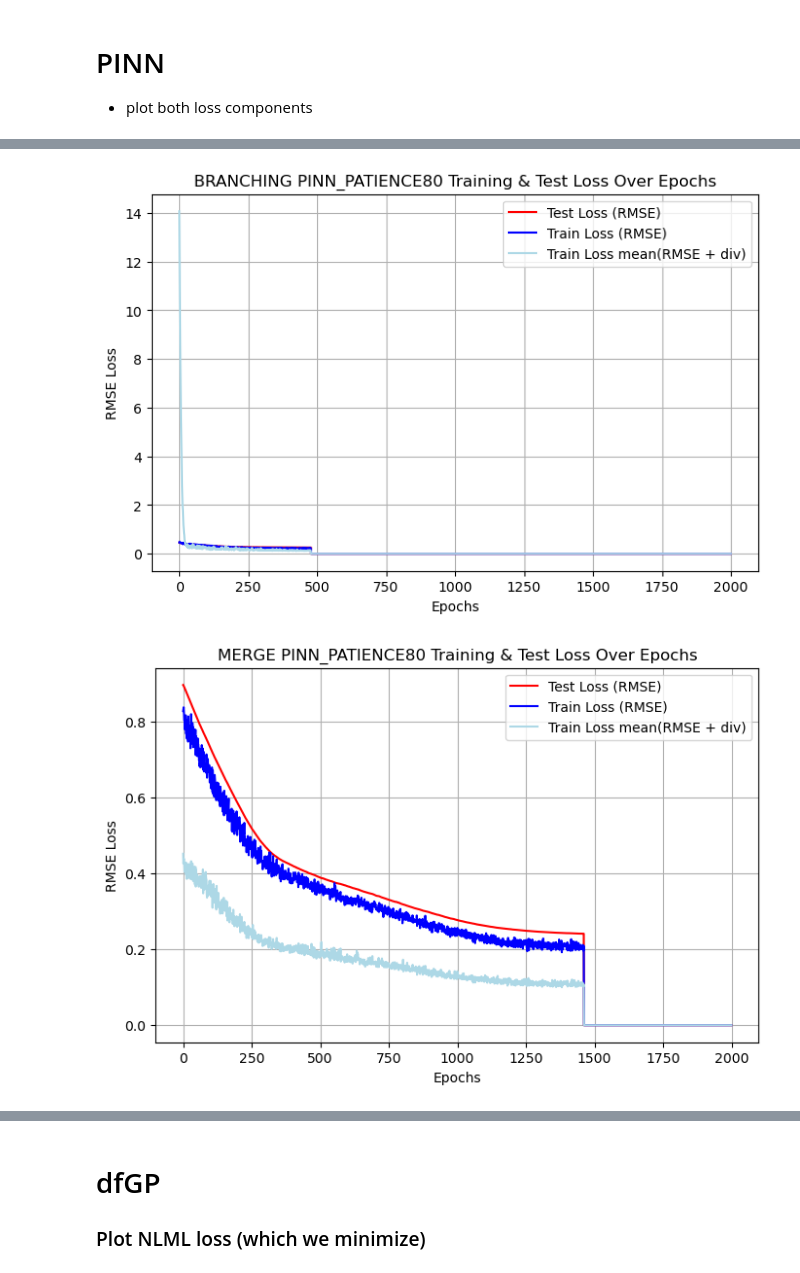
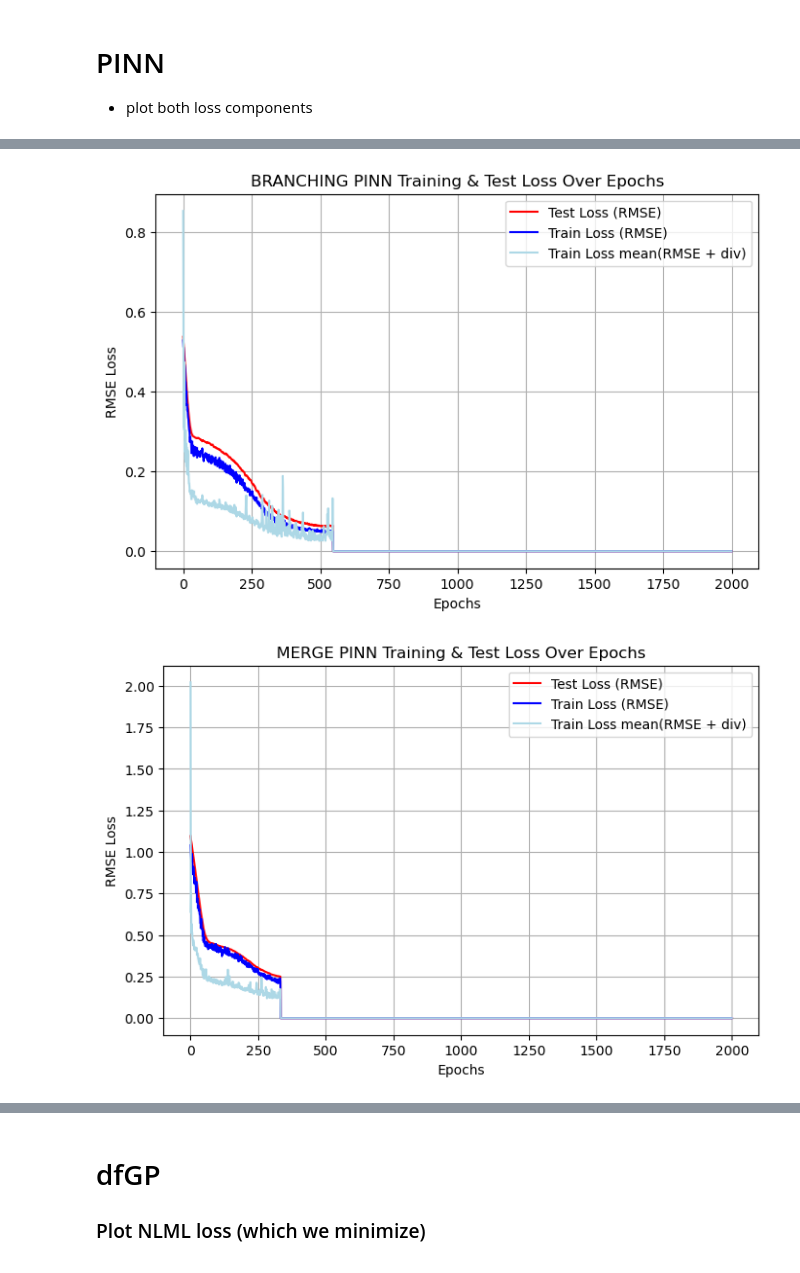
Before and after one commit to kimbente/ice_thickness, a Jupyter notebook: visualise_sim_experiment_results.ipynb, the cells around one changed output, grey strips where cells are left out. Cells and saved outputs as stored; diff of their text form; code cells hidden in the pictures.

```diff
--- a/visualise_sim_experiment_results.ipynb
+++ b/visualise_sim_experiment_results.ipynb
@@ -67,7 +79,7 @@ for sim_name, _ in simulations.items():
 
 - plot both loss components
 # %%
-model_name = "PINN_PATIENCE80"
+model_name = "PINN"
 results_dir = "results/"
 
 for sim_name, _ in simulations.items():
@@ -93,2 +105,2 @@ for sim_name, _ in simulations.items():
-[figure, old version]
+[figure, new version]
-[figure, old version]
+[figure, new version]
```
Also changed, not shown: parts of 22 cells of this notebook, 8 other files.
